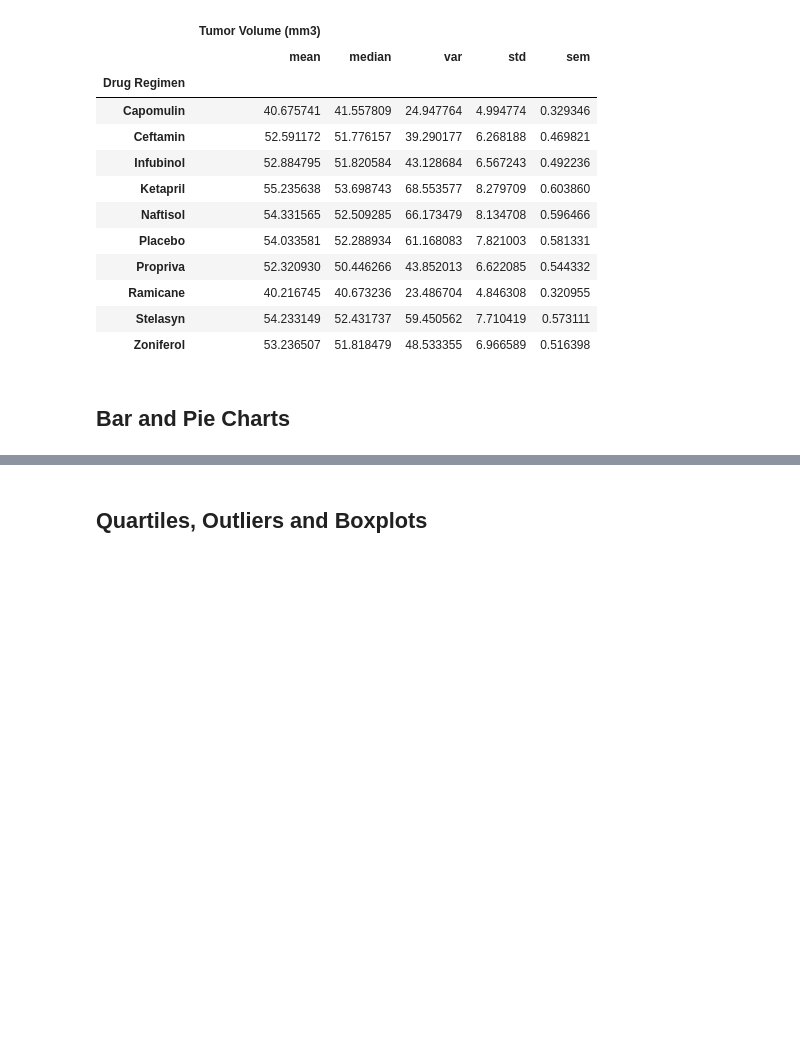
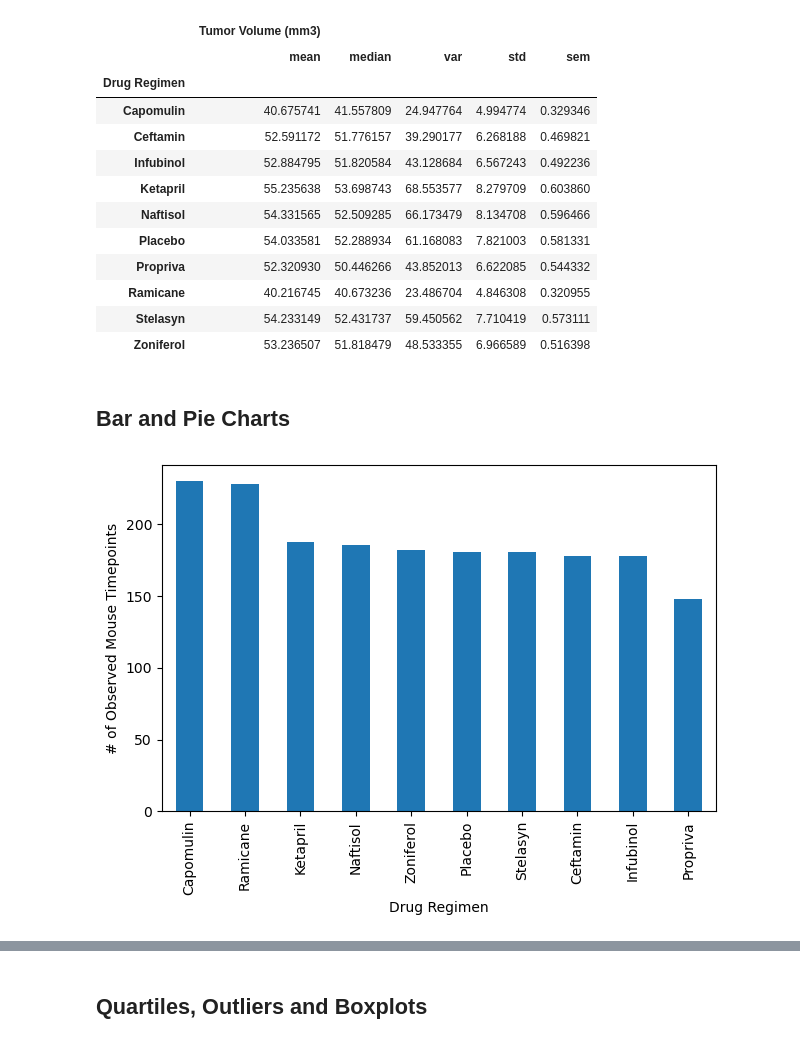
Before and after one commit to hopkinsbowman78/matplotlib-scipy-data-analysis, a Jupyter notebook: Pymaceuticals/pymaceuticals_starter.ipynb, the cells around one changed output, grey strips where cells are left out. Cells and saved outputs as stored; diff of their text form; code cells hidden in the pictures; blank space fills up the shorter version.

```diff
--- a/Pymaceuticals/pymaceuticals_starter.ipynb
+++ b/Pymaceuticals/pymaceuticals_starter.ipynb
@@ -98,20 +99,20 @@ nunique
 ## Summary Statistics
 # %%
 # Generate a summary statistics table of mean, median, variance, standard deviation, and SEM of the tumor volume for each regimen
-regimen_volumn_df = cleaned_df.set_index(["Drug Regimen"])['Tumor Volume (mm3)']
+regimen_volume = cleaned_df.set_index(["Drug Regimen"])['Tumor Volume (mm3)']
 
 # Use groupby and summary statistical methods to calculate the following properties of each drug regimen:
-regimen_grouped_df = cleaned_df.groupby(["Drug Regimen"])
+regimen_volume_grouped = regimen_volume.groupby(["Drug Regimen"])
 
 # mean, median, variance, standard deviation, and SEM of the tumor volume.
-regimen_volumn_mean = regimen_volumn_grouped_df.mean()
-regimen_volumn_med = regimen_volumn_grouped_df.median()
-regimen_volumn_var = regimen_volumn_grouped_df.var()
-regimen_volumn_std = regimen_volumn_grouped_df.std()
-regimen_volumn_SEM = regimen_volumn_grouped_df.sem()
+regimen_volume_mean = regimen_volume_grouped.mean()
+regimen_volume_med = regimen_volume_grouped.median()
+regimen_volume_var = regimen_volume_grouped.var()
+regimen_volume_std = regimen_volume_grouped.std()
+regimen_volume_SEM = regimen_volume_grouped.sem()
 
 # Assemble the resulting series into a single summary DataFrame.
-regimen_volume_summary_df = pd.DataFrame({"Mean Tumor Volume": regimen_volumn_mean, "Median Tumor Volume": regimen_volumn_med, "Tumor Volume Variance": regimen_volumn_var, "Tumor Volume Std. Dev.": regimen_volumn_std, "Tumor Volume Std. Err.": regimen_volumn_SEM})
+regimen_volume_summary_df = pd.DataFrame({"Mean Tumor Volume": regimen_volume_mean, "Median Tumor Volume": regimen_volume_med, "Tumor Volume Variance": regimen_volume_var, "Tumor Volume Std. Dev.": regimen_volume_std, "Tumor Volume Std. Err.": regimen_volume_SEM})
 regimen_volume_summary_df
 # %% [output]
 |  | Mean Tumor Volume | Median Tumor Volume | Tumor Volume Variance | Tumor Volume Std. Dev. | ... |
@@ -153,5 +154,17 @@ grouped_stats
 ## Bar and Pie Charts
 # %%
 # Generate a bar plot showing the total number of rows (Mouse ID/Timepoints) for each drug regimen using Pandas.
+regimen_timepoint = cleaned_df.set_index(["Drug Regimen"])['Timepoint']
+regimen_timepoint_grouped = regimen_timepoint.groupby("Drug Regimen")
+timepoint_count = regimen_timepoint_grouped.count().sort_values(ascending=False)
+
+panda_bar = timepoint_count.plot(kind="bar")
+panda_bar.set_xlabel("Drug Regimen")
+panda_bar.set_ylabel("# of Observed Mouse Timepoints")
+
+plt.tight_layout()
+plt.show()
+# %% [output]
+[figure, added]
 # %%
 # Generate a bar plot showing the total number of rows (Mouse ID/Timepoints) for each drug regimen using pyplot.
```
Also changed, not shown: parts of 4 cells of this notebook.
